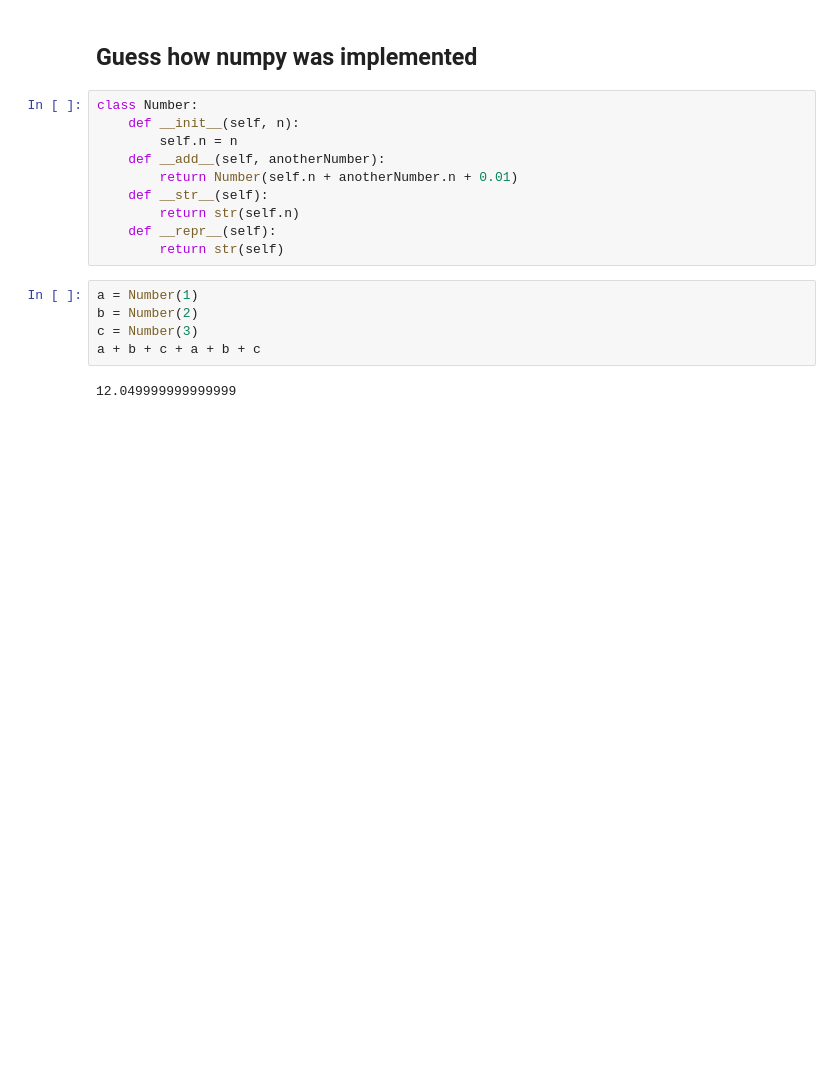
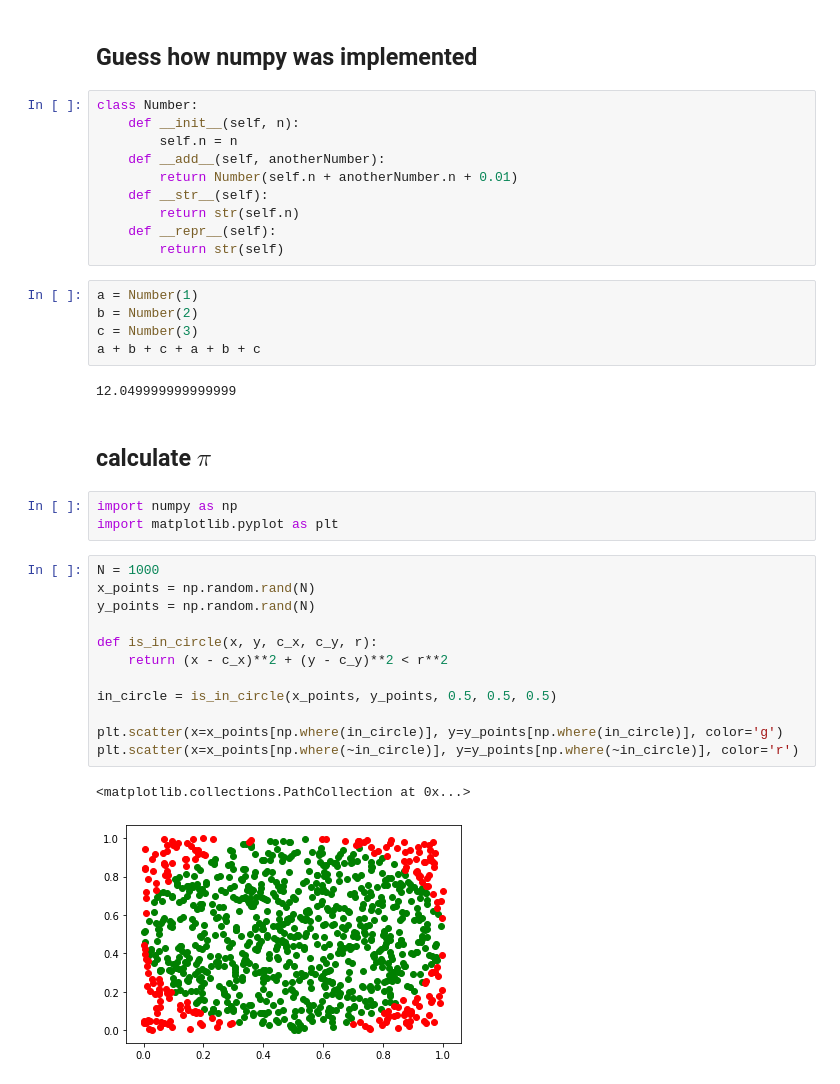
Before and after one commit to hotohoto/ml_course, a Jupyter notebook: 040_numpy.ipynb, the cells around one changed output. Cells and saved outputs as stored; diff of their text form; blank space fills up the shorter version.

```diff
--- a/040_numpy.ipynb
+++ b/040_numpy.ipynb
@@ -97,3 +97,23 @@ c = Number(3)
 a + b + c + a + b + c
 # %% [output]
 12.049999999999999
+# %% [markdown]
+## calculate $\pi$
+# %%
+import numpy as np
+import matplotlib.pyplot as plt
+# %%
+N = 1000
+x_points = np.random.rand(N)
+y_points = np.random.rand(N)
+
+def is_in_circle(x, y, c_x, c_y, r):
+    return (x - c_x)**2 + (y - c_y)**2 < r**2
+
+in_circle = is_in_circle(x_points, y_points, 0.5, 0.5, 0.5)
+
+plt.scatter(x=x_points[np.where(in_circle)], y=y_points[np.where(in_circle)], color='g')
+plt.scatter(x=x_points[np.where(~in_circle)], y=y_points[np.where(~in_circle)], color='r')
+# %% [output]
+<matplotlib.collections.PathCollection at 0x...>
+[figure, added]
```
Also changed, not shown: parts of 2 cells of this notebook, 1 other file.
